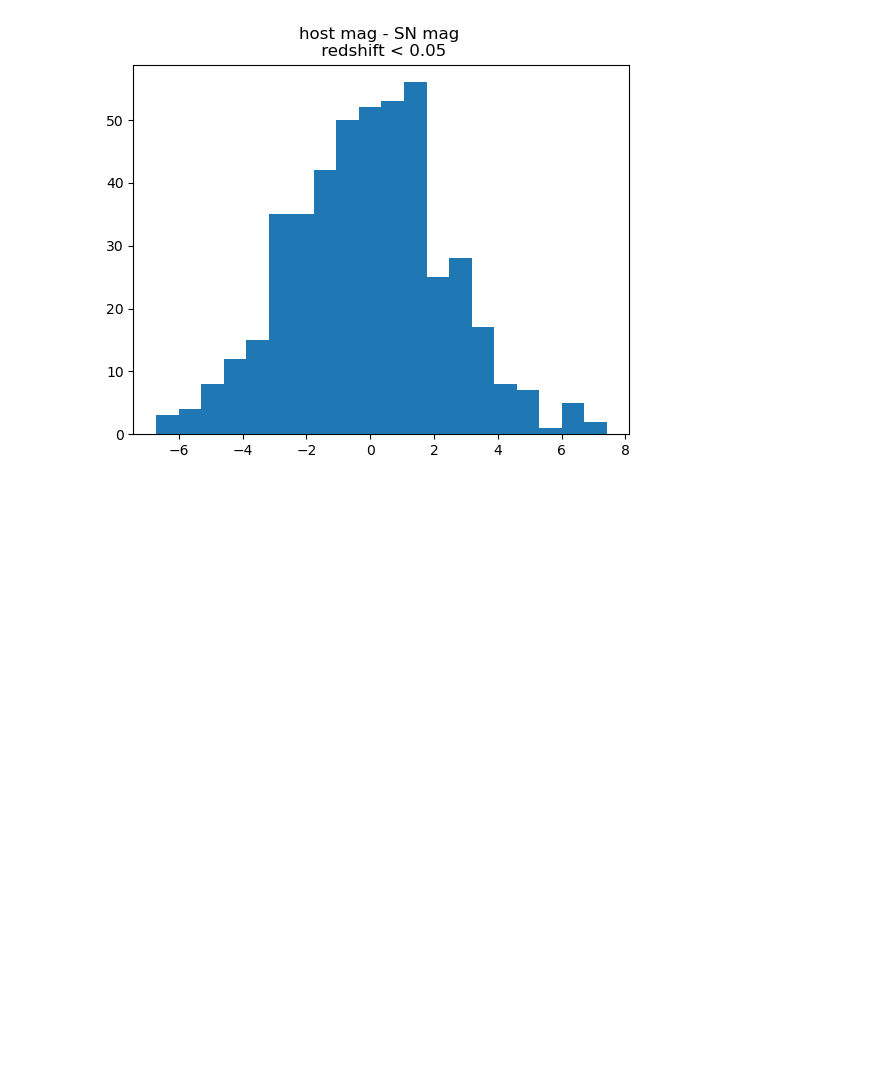
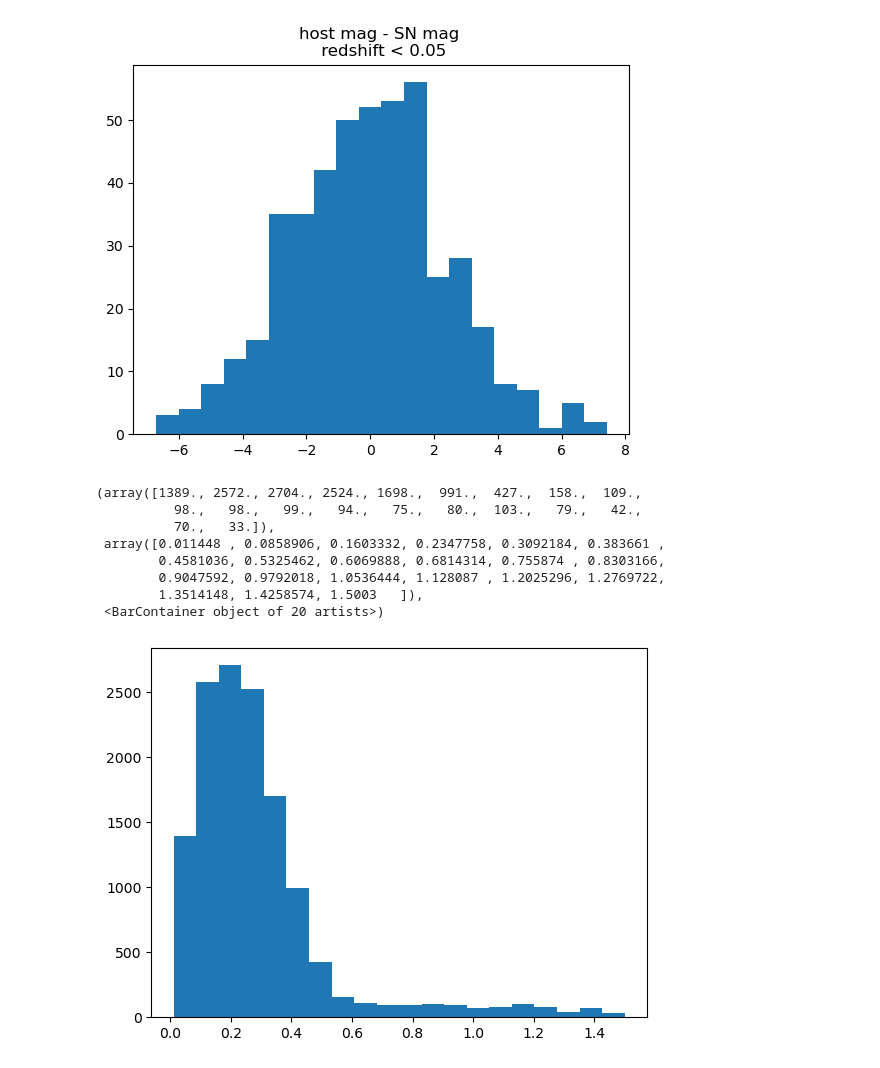
Before and after one commit to Ajb2307/Milligan_ABC-SN, a Jupyter notebook: examine_data.ipynb, the cells around one changed output. Saved outputs shown, nothing was run; the diff lists cells and outputs as text; code cells hidden in the pictures; blank space fills up the shorter version.

```diff
--- a/examine_data.ipynb
+++ b/examine_data.ipynb
@@ -423,3 +341,15 @@ plt.title("host mag - SN mag \n redshift < 0.05")
 # %% [output]
 Text(0.5, 1.0, 'host mag - SN mag \n redshift < 0.05')
 [figure]
+# %%
+plt.hist(df.redshift, bins= 20)
+# %% [output]
+(array([1389., 2572., 2704., 2524., 1698.,  991.,  427.,  158.,  109.,
+          98.,   98.,   99.,   94.,   75.,   80.,  103.,   79.,   42.,
+          70.,   33.]),
+ array([0.011448 , 0.0858906, 0.1603332, 0.2347758, 0.3092184, 0.383661 ,
+        0.4581036, 0.5325462, 0.6069888, 0.6814314, 0.755874 , 0.8303166,
+        0.9047592, 0.9792018, 1.0536444, 1.128087 , 1.2025296, 1.2769722,
+        1.3514148, 1.4258574, 1.5003   ]),
+ <BarContainer object of 20 artists>)
+[figure, added]
```
Also changed, not shown: parts of 8 cells of this notebook, 1 other file.
